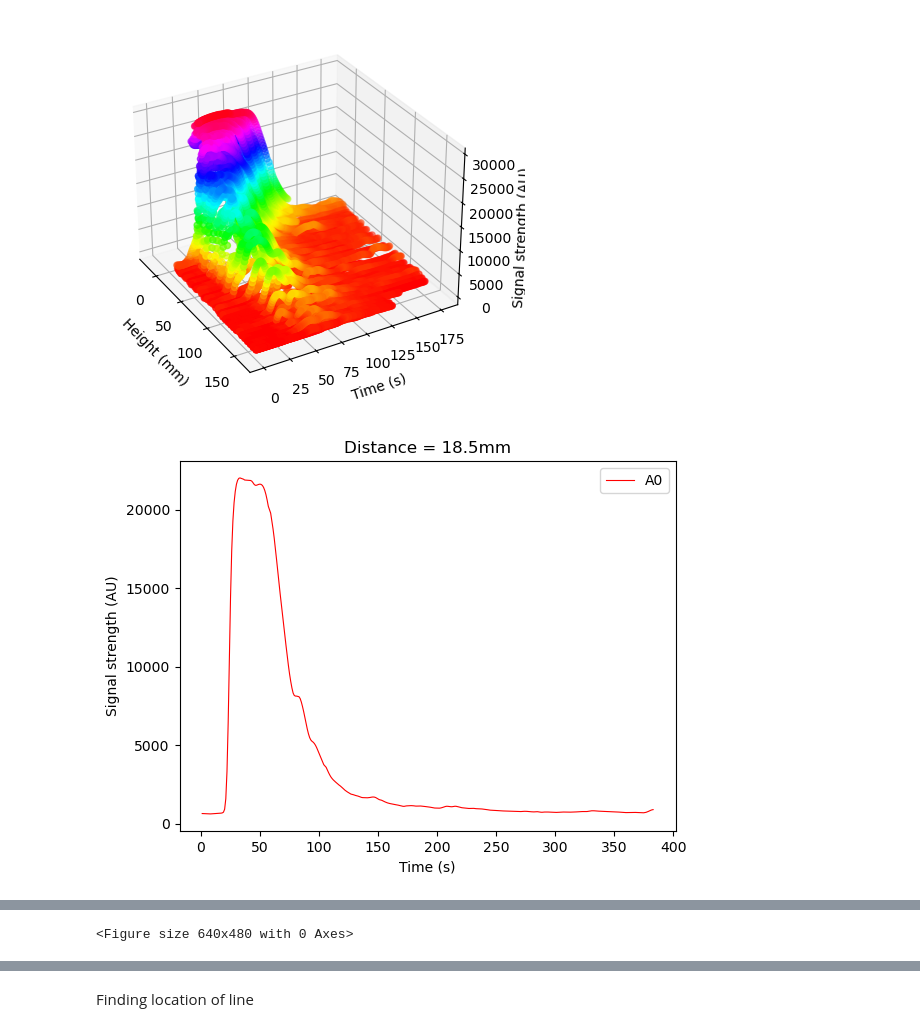
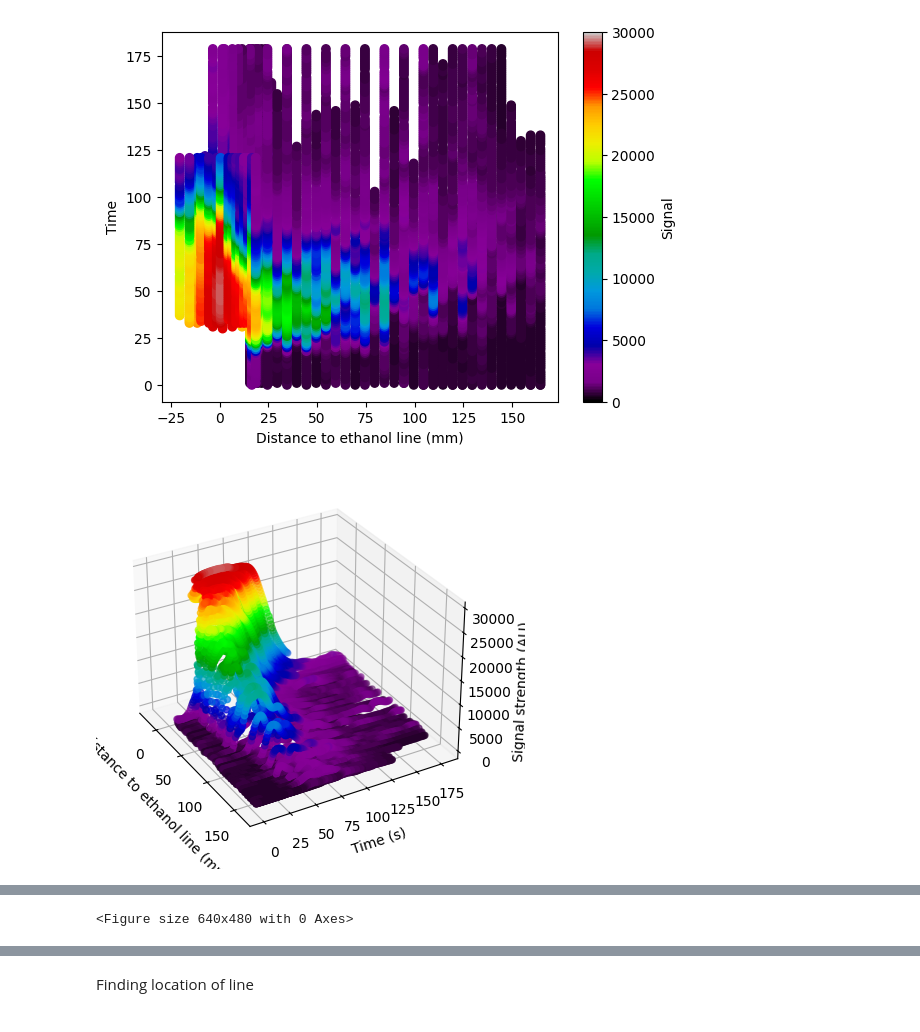
Before and after one commit to Michiel-E3/Bachelor-project, a Jupyter notebook: data-analyse experiment 2/data-analysis2.ipynb, the cells around one changed output, grey strips where cells are left out. Saved outputs shown, nothing was run; the diff lists cells and outputs as text; code cells hidden in the pictures.

```diff
--- a/data-analyse experiment 2/data-analysis2.ipynb
+++ b/data-analyse experiment 2/data-analysis2.ipynb
@@ -15,8 +18,8 @@ for i in range(0, number_of_files+1):
     A0 = []
     A1 = []
     A2 = []
-    open_file = open(f"C:/Users/Michiel Erkamp/Desktop/Bachelor-project/data/data-{i}.csv", 'r')
-    # open_file = open(f"C:/Users/Michiel/Desktop/Bachelor-project/data/data-{i}.csv", 'r')
+    # open_file = open(f"C:/Users/Michiel Erkamp/Desktop/Bachelor-project/data/data-{i}.csv", 'r')
+    open_file = open(f"C:/Users/Michiel/Desktop/Bachelor-project/data/data-{i}.csv", 'r')
     for line in open_file:
         data_opgeknipt = line.split(',')
         try:
@@ -54,31 +57,43 @@ for i in range(len(data_all)):
 # %%
 indices = np.where(np.array(data_all[1]) < 180)[0]
 # print(indices)
 
 x = np.array(data_all[0])[indices]
 y = np.array(data_all[1])[indices]
 z = np.array(data_all[2])[indices]
 
+# Plotting
+fig, ax = plt.subplots()
+# c = ax.tricontourf(x, y, z, c=z, cmap='nipy_spectral', levels=np.linspace(0, 30000, 256), vmin=0, vmax=30000)
+c = ax.scatter(x, y, c=z, cmap='nipy_spectral', vmin=0, vmax=30000)
+ax.set_xlabel("Distance to ethanol line (mm)")
+ax.set_ylabel("Time")
+cb = fig.colorbar(c, ax=ax, label="Signal")
+cb.set_ticks(range(0,30001,5000))
+plt.show()
+plt.clf()
+plt.clf()
+
 ax = plt.axes(projection='3d')
 # ax.plot_trisurf(x,y,z, cmap='hsv')
-ax.scatter3D(x,y,z, '.', c=z, cmap='hsv') # viridis
+ax.scatter3D(x,y,z, '.', c=z, cmap='nipy_spectral', vmin=0, vmax=30000) # magma
 ax.view_init(elev=30, azim=-30)
-ax.set_xlabel(r'Distance (mm)')
+ax.set_xlabel(r'Distance to ethanol line (mm)')
 ax.set_ylabel(r'Time (s)')
 ax.set_zlabel(r'Signal strength (AU)')
 plt.savefig('exp2_alldata.png')
 plt.show()
 plt.clf()
 
-plt.plot(data[5][1], data[5][2], color="red", linewidth=0.8, label="A0")
+plt.scatter(data[5][1], data[5][2], color="red", linewidth=0.8, label="A0")
 
 plt.title(f"Distance = {data[5][0][0]}mm")
 plt.legend(loc='best')
 plt.xlabel("Time (s)")
 plt.ylabel("Signal strength (AU)")
 plt.savefig('exp2_rawdata.png')
 plt.show()
 plt.clf()
 # %% [output]
-[figure, old version]
+[figure, new version]
-[figure, old version]
+[figure, new version]
```
Also changed, not shown: parts of 13 cells of this notebook, 10 other files.
